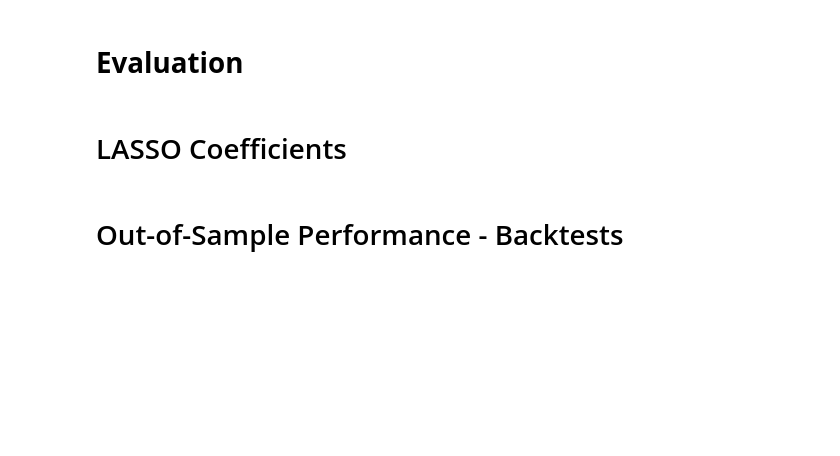
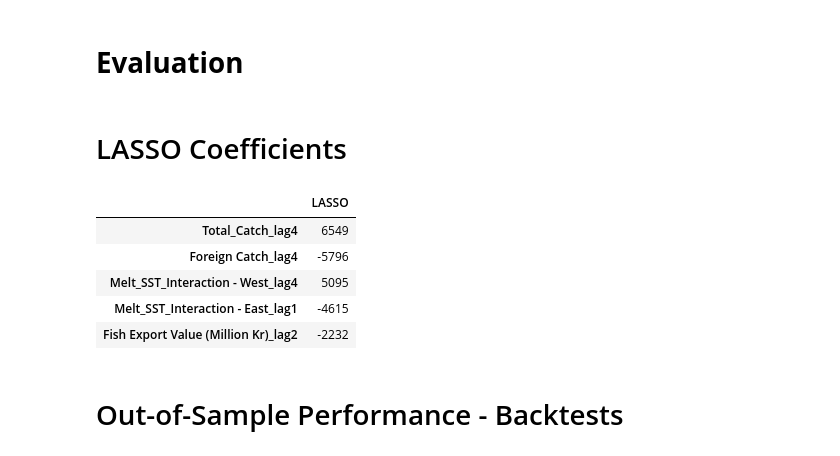
Before and after one commit to ccspen21/greenland-fishery-nowcast-2025, a Jupyter notebook: model_fitting_diagnostics.ipynb, the cells around one changed output. Cells and saved outputs as stored; diff of their text form; code cells hidden in the pictures; blank space fills up the shorter version.

```diff
--- a/model_fitting_diagnostics.ipynb
+++ b/model_fitting_diagnostics.ipynb
@@ -348,3 +326,35 @@ def prepare_modeling_data(df_clean, df_foreign_clean, df_fish_clean, df_sst_west
+# %%
+import pandas as pd
+
+# Extract fitted models from pipelines
+lasso_model = lasso_pipeline_q1.named_steps['lasso']
+
+# Define variable names used
+feature_names = [
+    "Total_Catch_lag4",
+    "Foreign Catch_lag4",
+    "Melt_SST_Interaction - West_lag4",
+    "Melt_SST_Interaction - East_lag1",
+    "Fish Export Value (Million Kr)_lag2"
+]
+
+# Create a DataFrame of coefficients
+coef_df = pd.DataFrame({
+    "LASSO": lasso_model.coef_,
+}, index=feature_names)
+
+# Round for cleaner display
+coef_df = coef_df.round(0).astype(int)
+
+# Display
+display(coef_df)
+# %% [output]
+|  | LASSO |
+| Total_Catch_lag4 | 6549 |
+| Foreign Catch_lag4 | -5796 |
+| Melt_SST_Interaction - West_lag4 | 5095 |
+| Melt_SST_Interaction - East_lag1 | -4615 |
+| Fish Export Value (Million Kr)_lag2 | -2232 |
 # %% [markdown]
 # Out-of-Sample Performance - Backtests
 # %% [markdown]
```
Also changed, not shown: parts of 4 cells of this notebook.
